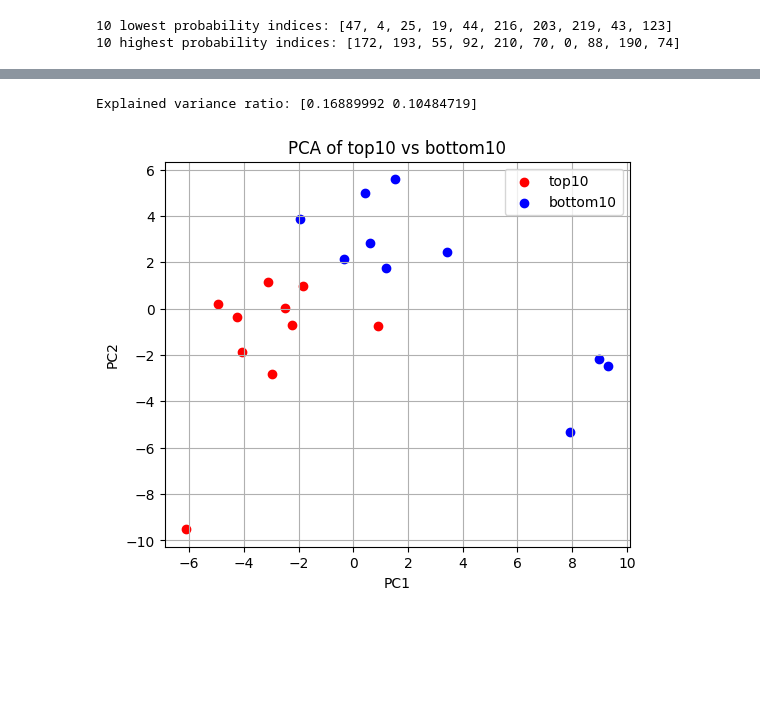
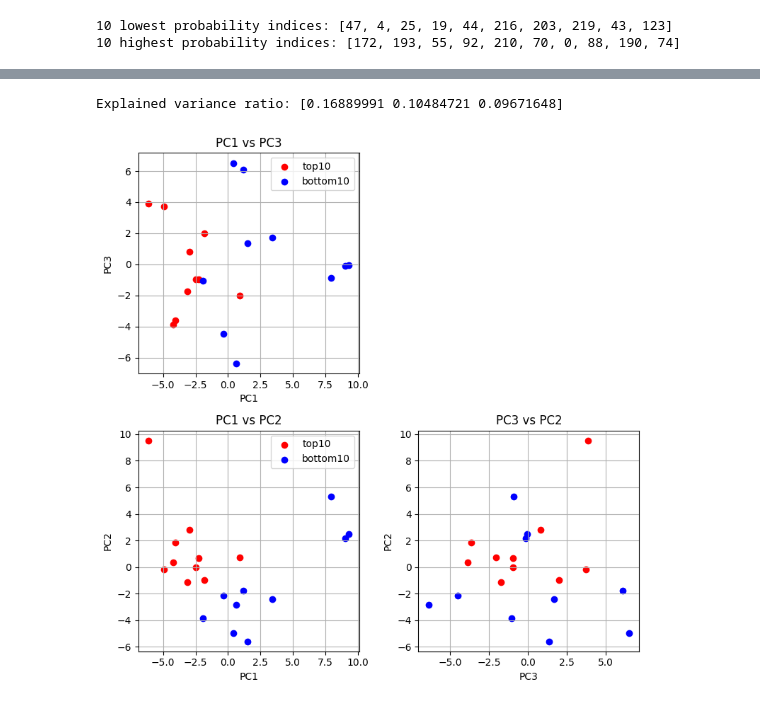
Before and after one commit to Daniel-Xkan/potts_model_test, a Jupyter notebook: ms1/PCA_most_least_p_v2.1.ipynb, the cells around one changed output, grey strips where cells are left out. Saved outputs shown, nothing was run; the diff lists cells and outputs as text; code cells hidden in the pictures; blank space fills up the shorter version.

```diff
--- a/ms1/PCA_most_least_p_v2.1.ipynb
+++ b/ms1/PCA_most_least_p_v2.1.ipynb
@@ -108,31 +108,55 @@ Wrote top_bottom_vectors.txt
 # %%
 import numpy as np
 from sklearn.decomposition import PCA
-
 import matplotlib.pyplot as plt
 
 X_top = np.array(vectors_top10)
 X_bot = np.array(vectors_bottom10)
 X = np.vstack([X_top, X_bot])
 labels = np.array([1]*len(X_top) + [0]*len(X_bot))
 
-pca = PCA(n_components=2)
+pca = PCA(n_components=3)
 X_pca = pca.fit_transform(X)
 
 print("Explained variance ratio:", pca.explained_variance_ratio_)
 
-plt.figure(figsize=(6,5))
-plt.scatter(X_pca[labels==1,0], X_pca[labels==1,1], c='r', label='top10')
-plt.scatter(X_pca[labels==0,0], X_pca[labels==0,1], c='b', label='bottom10')
-plt.xlabel('PC1'); plt.ylabel('PC2'); plt.legend(); plt.title('PCA of top10 vs bottom10'); plt.grid(True)
+fig = plt.figure(figsize=(8, 8))
+gs = fig.add_gridspec(2, 2)
+
+# top-left: PC1 vs PC3
+ax1 = fig.add_subplot(gs[0, 0])
+ax1.scatter(X_pca[labels==1, 0], X_pca[labels==1, 2], c='r', label='top10')
+ax1.scatter(X_pca[labels==0, 0], X_pca[labels==0, 2], c='b', label='bottom10')
+ax1.set_xlabel('PC1'); ax1.set_ylabel('PC3'); ax1.set_title('PC1 vs PC3')
+ax1.grid(True); ax1.legend(); ax1.set_box_aspect(1)
+
+# bottom-left: PC1 vs PC2
+ax2 = fig.add_subplot(gs[1, 0])
+ax2.scatter(X_pca[labels==1, 0], X_pca[labels==1, 1], c='r', label='top10')
+ax2.scatter(X_pca[labels==0, 0], X_pca[labels==0, 1], c='b', label='bottom10')
+ax2.set_xlabel('PC1'); ax2.set_ylabel('PC2'); ax2.set_title('PC1 vs PC2')
+ax2.grid(True); ax2.legend(); ax2.set_box_aspect(1)
+
+# bottom-right: PC3 vs PC2
+ax3 = fig.add_subplot(gs[1, 1])
+ax3.scatter(X_pca[labels==1, 2], X_pca[labels==1, 1], c='r')
+ax3.scatter(X_pca[labels==0, 2], X_pca[labels==0, 1], c='b')
+ax3.set_xlabel('PC3'); ax3.set_ylabel('PC2'); ax3.set_title('PC3 vs PC2')
+ax3.grid(True); ax3.set_box_aspect(1)
+
+# top-right empty
+ax_empty = fig.add_subplot(gs[0, 1])
+ax_empty.axis('off')
+
+plt.tight_layout()
 plt.show()
 
 # pc1 = pca.components_[0]
 # print("PC1 eigenvector shape:", pc1.shape)
 # print("PC1 eigenvector:", pc1)
 # %% [output]
-Explained variance ratio: [0.16889992 0.10484719]
+Explained variance ratio: [0.16889991 0.10484721 0.09671648]
-[figure, old version]
+[figure, new version]
 # %%
 # One-hot encode sequences (per-residue) and run PCA on most/least probable sequences
 
```
Also changed, not shown: parts of 6 cells of this notebook, 2 other files.
